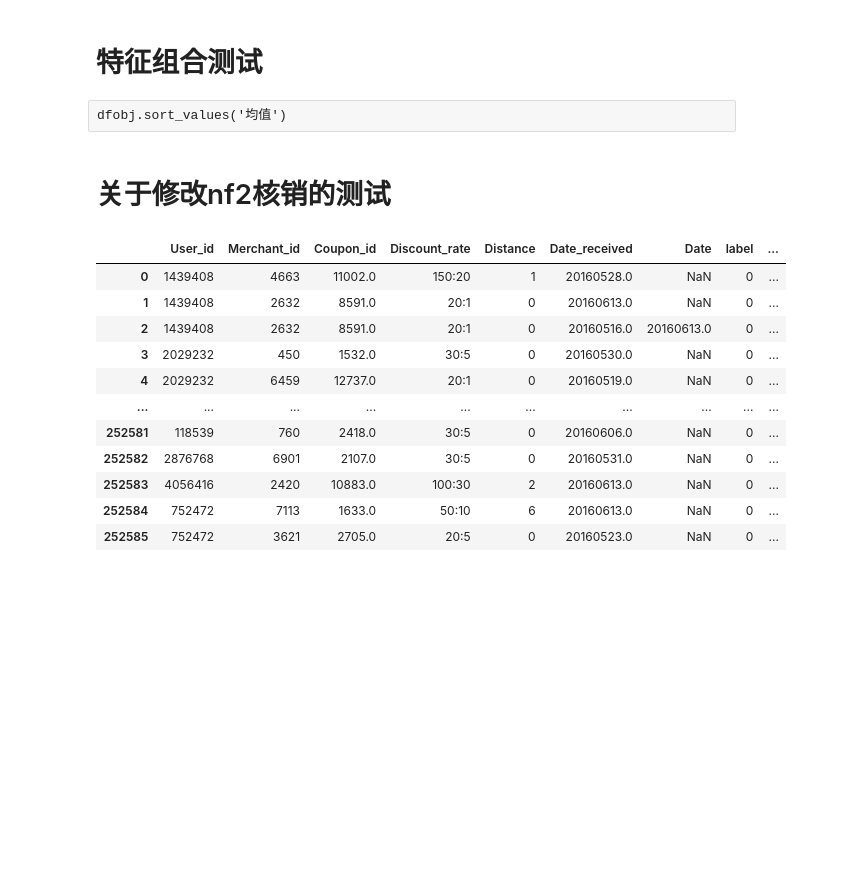
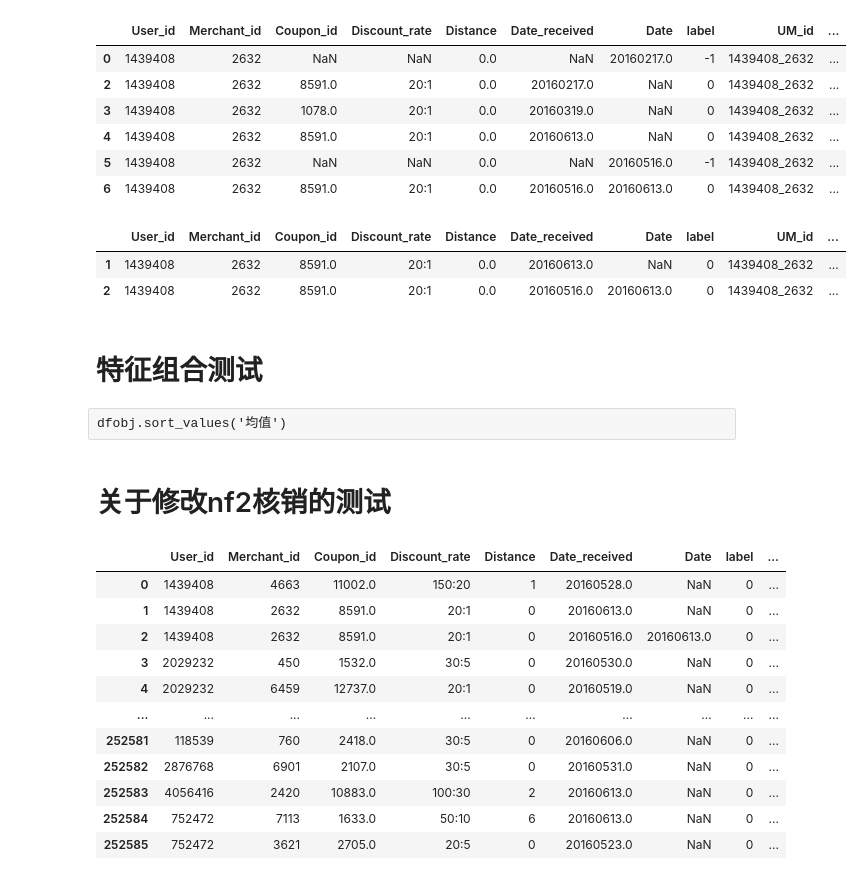
Before and after one commit to shaolei-zuo/myproject, a Jupyter notebook: mcomp/tc_o2o/app/testapp.ipynb, the cells around one changed output. Cells and saved outputs as stored; diff of their text form; code cells hidden in the pictures; blank space fills up the shorter version.

```diff
--- a/mcomp/tc_o2o/app/testapp.ipynb
+++ b/mcomp/tc_o2o/app/testapp.ipynb
@@ -33,3 +33,19 @@ dfall_1  = merge_nf2(dfall)
 train_1  = merge_nf2(train)
 valid_1  = merge_nf2(valid)
 dftest_1 = merge_nf2(dftest)
+# %%
+dfoff_1[(dfoff_1.User_id == 1439408) & (dfoff_1.Merchant_id==2632)]
+# %% [output]
+|  | User_id | Merchant_id | Coupon_id | Discount_rate | Distance | Date_received | Date | label | UM_id | ... |
+| 0 | 1439408 | 2632 | NaN | NaN | 0.0 | NaN | 20160217.0 | -1 | 1439408_2632 | ... |
+| 2 | 1439408 | 2632 | 8591.0 | 20:1 | 0.0 | 20160217.0 | NaN | 0 | 1439408_2632 | ... |
+| 3 | 1439408 | 2632 | 1078.0 | 20:1 | 0.0 | 20160319.0 | NaN | 0 | 1439408_2632 | ... |
+| 4 | 1439408 | 2632 | 8591.0 | 20:1 | 0.0 | 20160613.0 | NaN | 0 | 1439408_2632 | ... |
+| 5 | 1439408 | 2632 | NaN | NaN | 0.0 | NaN | 20160516.0 | -1 | 1439408_2632 | ... |
+| 6 | 1439408 | 2632 | 8591.0 | 20:1 | 0.0 | 20160516.0 | 20160613.0 | 0 | 1439408_2632 | ... |
+# %%
+valid_1[(valid_1.User_id == 1439408) & (valid_1.Merchant_id==2632)]
+# %% [output]
+|  | User_id | Merchant_id | Coupon_id | Discount_rate | Distance | Date_received | Date | label | UM_id | ... |
+| 1 | 1439408 | 2632 | 8591.0 | 20:1 | 0.0 | 20160613.0 | NaN | 0 | 1439408_2632 | ... |
+| 2 | 1439408 | 2632 | 8591.0 | 20:1 | 0.0 | 20160516.0 | 20160613.0 | 0 | 1439408_2632 | ... |
```
Also changed, not shown: parts of 4 cells of this notebook, 2 other files.
